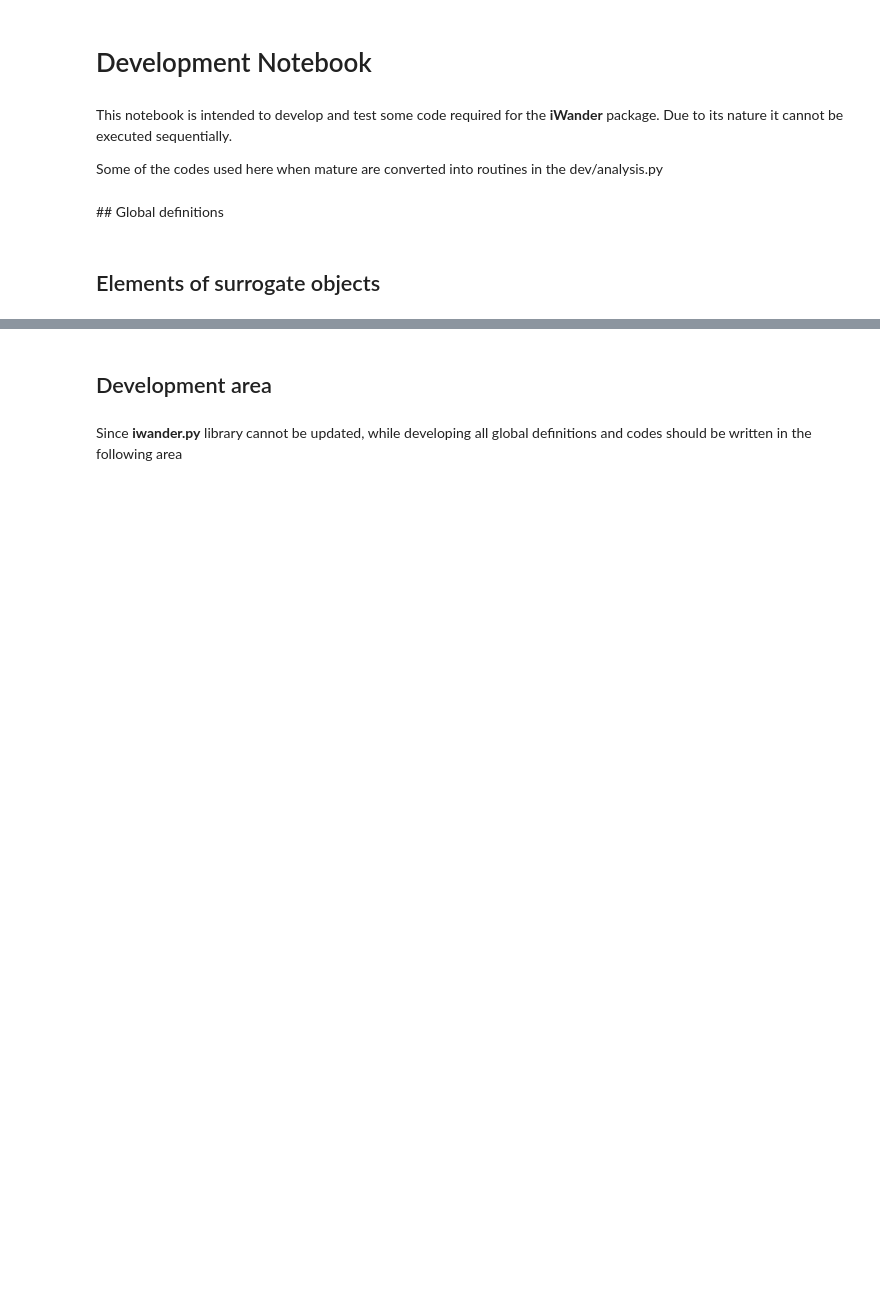
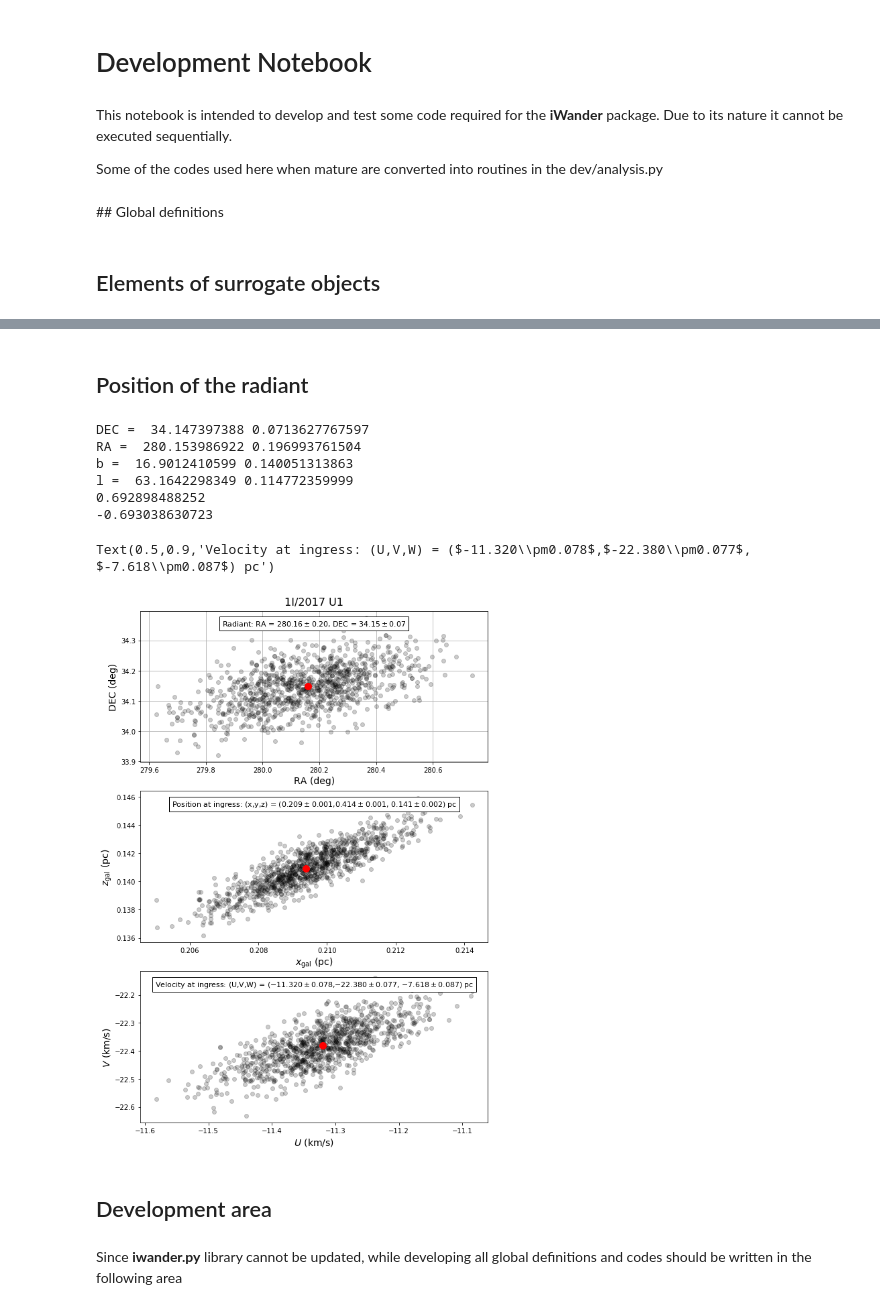
Before and after one commit to seap-udea/iWander, a Jupyter notebook: dev/analysis.ipynb, the cells around one changed output, grey strips where cells are left out. Cells and saved outputs as stored; diff of their text form; code cells hidden in the pictures; blank space fills up the shorter version.

```diff
--- a/dev/analysis.ipynb
+++ b/dev/analysis.ipynb
@@ -61,3 +73,74 @@ fig.savefig(FIGDIR+"wanderer-elements-diagonal.png")
+# %% [markdown]
+## Position of the radiant
+# %%
+fig,axs=subPlots([1,1,1],dh=0.05,figsize=(9,4))
+
+dec_error=wobjs.DEC.std()
+ra_error=wobjs.RA.std()
+dec_mean=wobjs.DEC.mean()
+ra_mean=wobjs.RA.mean()
+
+b_error=wobjs.b.std()
+l_error=wobjs.l.std()
+b_mean=wobjs.b.mean()
+l_mean=wobjs.l.mean()
+
+print("DEC = ",dec_mean,dec_error)
+print("RA = ",ra_mean,ra_error)
+
+print("b = ",b_mean,b_error)
+print("l = ",l_mean,l_error)
+
+ax=axs[0][-1]
+ax.plot(wobjs.RA,wobjs.DEC,'ko',alpha=0.2)
+ax.plot(wobjs.RA[0],wobjs.DEC[0],'ro',ms=10)
+
+ax.set_xlabel("RA (deg)",fontsize=14)
+ax.set_ylabel("DEC (deg)",fontsize=14)
+
+ax.text(0.5,0.90,r"Radiant: RA = $%.2f\pm%.2f$, DEC = $%.2f\pm%.2f$"%(wobjs.RA[0],ra_error,
+                                                                       wobjs.DEC[0],dec_error),
+        transform=ax.transAxes,bbox=dict(fc='white'),fontsize=11,ha='center')
+
+ax.set_title('1I/2017 U1',position=(0.5,1.01),fontsize=16)
+ax.grid()
+
+ax=axs[0][-2]
+xecl=wobjs.xgal/PARSEC;yecl=wobjs.ygal/PARSEC;zecl=wobjs.zgal/PARSEC;
+dx=xecl.std();dy=yecl.std();dz=zecl.std();
+
+print(dx/xecl.mean()*100)
+
+ax.plot(xecl,zecl,'ko',alpha=0.2)
+ax.plot(xecl[0],zecl[0],'ro',ms=10)
+ax.set_xlabel(r'$x_{\rm gal}$ (pc)',fontsize=14)
+ax.set_ylabel(r'$z_{\rm gal}$ (pc)',fontsize=14)
+
+ax.text(0.5,0.90,r"Position at ingress: (x,y,z) = ($%.3f\pm%.3f$,$%.3f\pm%.3f$, $%.3f\pm%.3f$) pc"%(xecl[0],dx,yecl[0],dy,zecl[0],dz),
+        transform=ax.transAxes,bbox=dict(fc='white'),fontsize=11,ha='center')
+
+ax=axs[0][-3]
+vx=wobjs.vxgal;vy=wobjs.vygal;vz=wobjs.vzgal;
+dvx=vx.std();dvy=vy.std();dvz=vz.std();
+
+print(dvx/vx.mean()*100)
+
+ax.plot(vx,vy,'ko',alpha=0.2)
+ax.plot(vx[0],vy[0],'ro',ms=10)
+ax.set_xlabel(r'$U$ (km/s)',fontsize=14)
+ax.set_ylabel(r'$V$ (km/s)',fontsize=14)
+
+ax.text(0.5,0.90,r"Velocity at ingress: (U,V,W) = ($%.3f\pm%.3f$,$%.3f\pm%.3f$, $%.3f\pm%.3f$) pc"%(vx[0],dvx,vy[0],dvy,vz[0],dvz),
+        transform=ax.transAxes,bbox=dict(fc='white'),fontsize=11,ha='center')
+# %% [output]
+DEC =  34.147397388 0.0713627767597
+RA =  280.153986922 0.196993761504
+b =  16.9012410599 0.140051313863
+l =  63.1642298349 0.114772359999
+0.692898488252
+-0.693038630723
+Text(0.5,0.9,'Velocity at ingress: (U,V,W) = ($-11.320\\pm0.078$,$-22.380\\pm0.077$, $-7.618\\pm0.087$) pc')
+[figure, added]
 # %% [markdown]
 ## Development area
 # %% [markdown]
```
Also changed, not shown: parts of 3 cells of this notebook, 5 other files.
